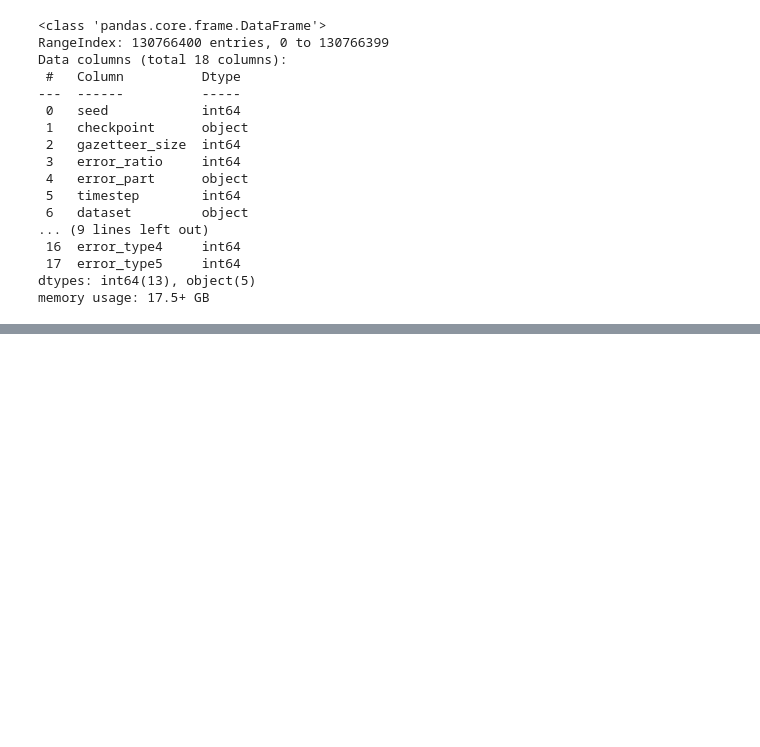
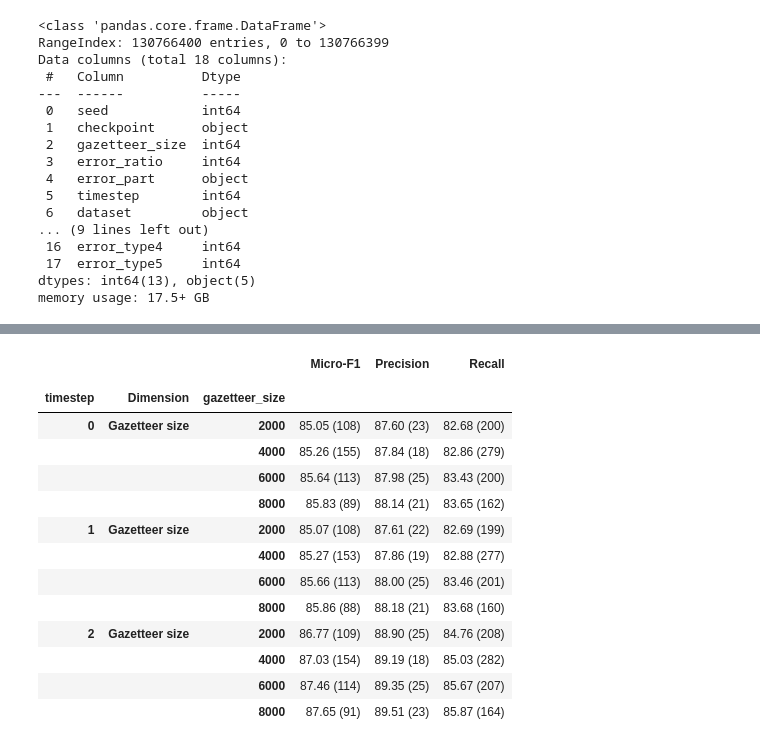
Before and after one commit to roebbert92/thesis, a Jupyter notebook: evaluations/02_content.ipynb, the cells around one changed output, grey strips where cells are left out. Cells and saved outputs as stored; diff of their text form; code cells hidden in the pictures; blank space fills up the shorter version.

```diff
--- a/evaluations/02_content.ipynb
+++ b/evaluations/02_content.ipynb
@@ -31,0 +57,37 @@ memory usage: 17.5+ GB
+# %%
+from evaluations.utils import merge_mean_std, LATEX_METRIC_NAMES
+size_agg_df = agg_df.pivot_table(values=["f1", "precision", "recall"],
+                                 index=["timestep", "gazetteer_size"],
+                                 aggfunc=["mean", "std"]).swaplevel(
+                                     0, 1, axis=1).sort_index(axis=1)
+
+metric_names = ["f1", "precision", "recall"]
+
+new_columns = []
+for metric_name in metric_names:
+    column = (LATEX_METRIC_NAMES[metric_name],
+                    "")
+    new_columns.append(column)
+    size_agg_df[column] = merge_mean_std(size_agg_df,
+                                        (metric_name, "mean"),
+                                        (metric_name, "std"))
+size_agg_df["Dimension"] = "Gazetteer size"
+size_agg_df.reset_index(inplace=True)
+size_agg_df.set_index(["timestep", "Dimension", "gazetteer_size"], inplace=True)
+size_agg_df[new_columns]
+# %% [output]
+|  |  |  | Micro-F1 | Precision | Recall |
+|  |  |  |  |  |  |
+| timestep | Dimension | gazetteer_size |  |  |  |
+| 0 | Gazetteer size | 2000 | 85.05 (108) | 87.60 (23) | 82.68 (200) |
+|  |  | 4000 | 85.26 (155) | 87.84 (18) | 82.86 (279) |
+|  |  | 6000 | 85.64 (113) | 87.98 (25) | 83.43 (200) |
+|  |  | 8000 | 85.83 (89) | 88.14 (21) | 83.65 (162) |
+| 1 | Gazetteer size | 2000 | 85.07 (108) | 87.61 (22) | 82.69 (199) |
+|  |  | 4000 | 85.27 (153) | 87.86 (19) | 82.88 (277) |
+|  |  | 6000 | 85.66 (113) | 88.00 (25) | 83.46 (201) |
+|  |  | 8000 | 85.86 (88) | 88.18 (21) | 83.68 (160) |
+| 2 | Gazetteer size | 2000 | 86.77 (109) | 88.90 (25) | 84.76 (208) |
+|  |  | 4000 | 87.03 (154) | 89.19 (18) | 85.03 (282) |
+|  |  | 6000 | 87.46 (114) | 89.35 (25) | 85.67 (207) |
+|  |  | 8000 | 87.65 (91) | 89.51 (23) | 85.87 (164) |
```
Also changed, not shown: parts of 17 cells of this notebook, 1 other file.
